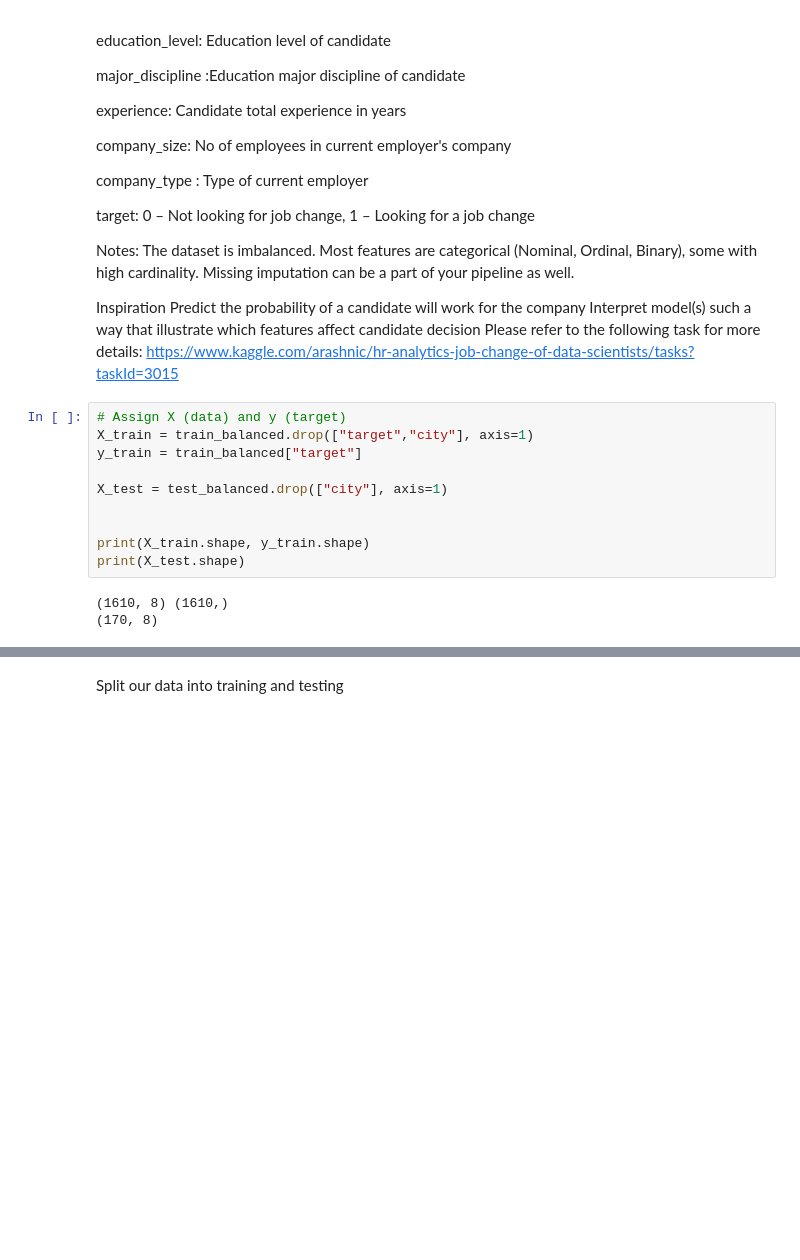
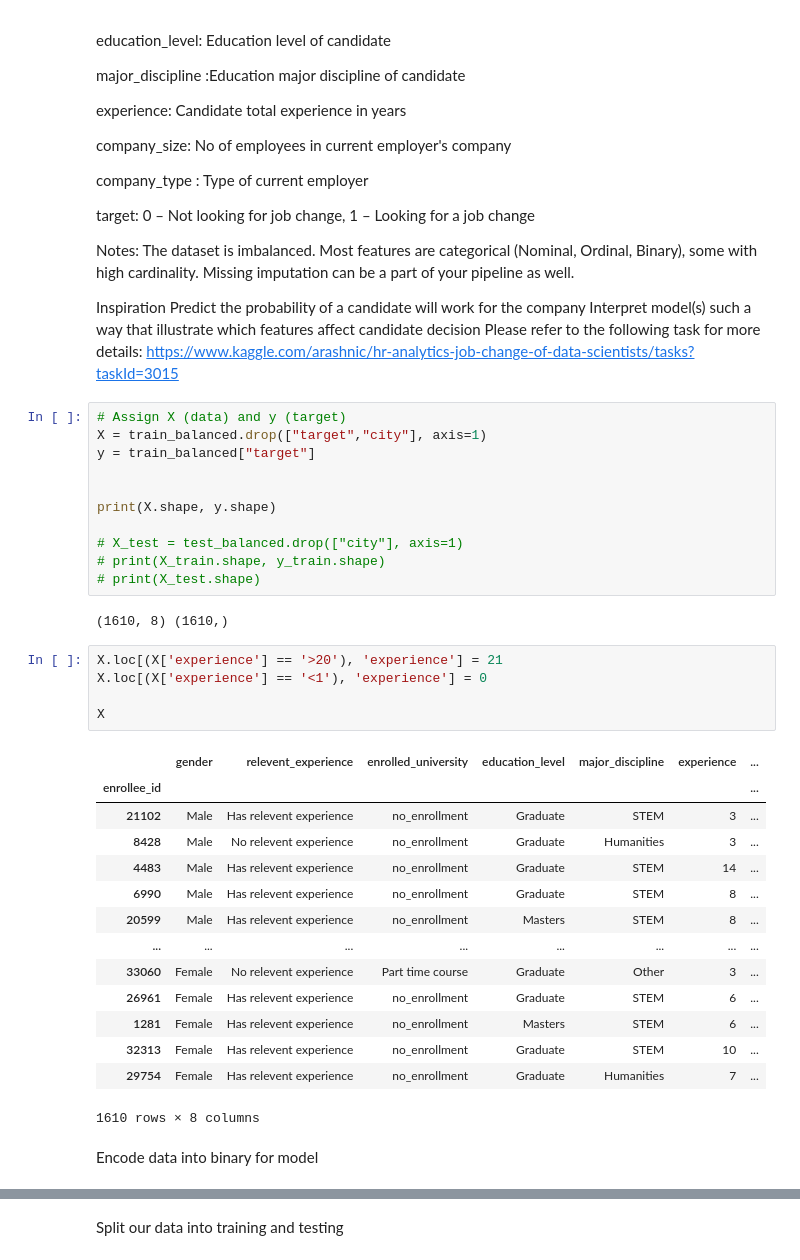
Before and after one commit to rarconaut/Project_3_Group_2, a Jupyter notebook: Rawaf/Project_3_Rawaf.ipynb, the cells around one changed output, grey strips where cells are left out. Saved outputs shown, nothing was run; the diff lists cells and outputs as text; blank space fills up the shorter version.

```diff
--- a/Rawaf/Project_3_Rawaf.ipynb
+++ b/Rawaf/Project_3_Rawaf.ipynb
@@ -86,14 +86,36 @@ Please refer to the following task for more details:
 https://www.kaggle.com/arashnic/hr-analytics-job-change-of-data-scientists/tasks?taskId=3015
 # %%
 # Assign X (data) and y (target)
-X_train = train_balanced.drop(["target","city"], axis=1)
-y_train = train_balanced["target"]
-
-X_test = test_balanced.drop(["city"], axis=1)
+X = train_balanced.drop(["target","city"], axis=1)
+y = train_balanced["target"]
 
 
-print(X_train.shape, y_train.shape)
-print(X_test.shape)
+print(X.shape, y.shape)
+
+# X_test = test_balanced.drop(["city"], axis=1)
+# print(X_train.shape, y_train.shape)
+# print(X_test.shape)
 # %% [output]
 (1610, 8) (1610,)
-(170, 8)
+# %%
+X.loc[(X['experience'] == '>20'), 'experience'] = 21
+X.loc[(X['experience'] == '<1'), 'experience'] = 0
+
+X
+# %% [output]
+|  | gender | relevent_experience | enrolled_university | education_level | major_discipline | experience | ... |
+| enrollee_id |  |  |  |  |  |  | ... |
+| 21102 | Male | Has relevent experience | no_enrollment | Graduate | STEM | 3 | ... |
+| 8428 | Male | No relevent experience | no_enrollment | Graduate | Humanities | 3 | ... |
+| 4483 | Male | Has relevent experience | no_enrollment | Graduate | STEM | 14 | ... |
+| 6990 | Male | Has relevent experience | no_enrollment | Graduate | STEM | 8 | ... |
+| 20599 | Male | Has relevent experience | no_enrollment | Masters | STEM | 8 | ... |
+| ... | ... | ... | ... | ... | ... | ... | ... |
+| 33060 | Female | No relevent experience | Part time course | Graduate | Other | 3 | ... |
+| 26961 | Female | Has relevent experience | no_enrollment | Graduate | STEM | 6 | ... |
+| 1281 | Female | Has relevent experience | no_enrollment | Masters | STEM | 6 | ... |
+| 32313 | Female | Has relevent experience | no_enrollment | Graduate | STEM | 10 | ... |
+| 29754 | Female | Has relevent experience | no_enrollment | Graduate | Humanities | 7 | ... |
+1610 rows × 8 columns
+# %% [markdown]
+Encode data into binary for model
```
Also changed, not shown: parts of 10 cells of this notebook.
